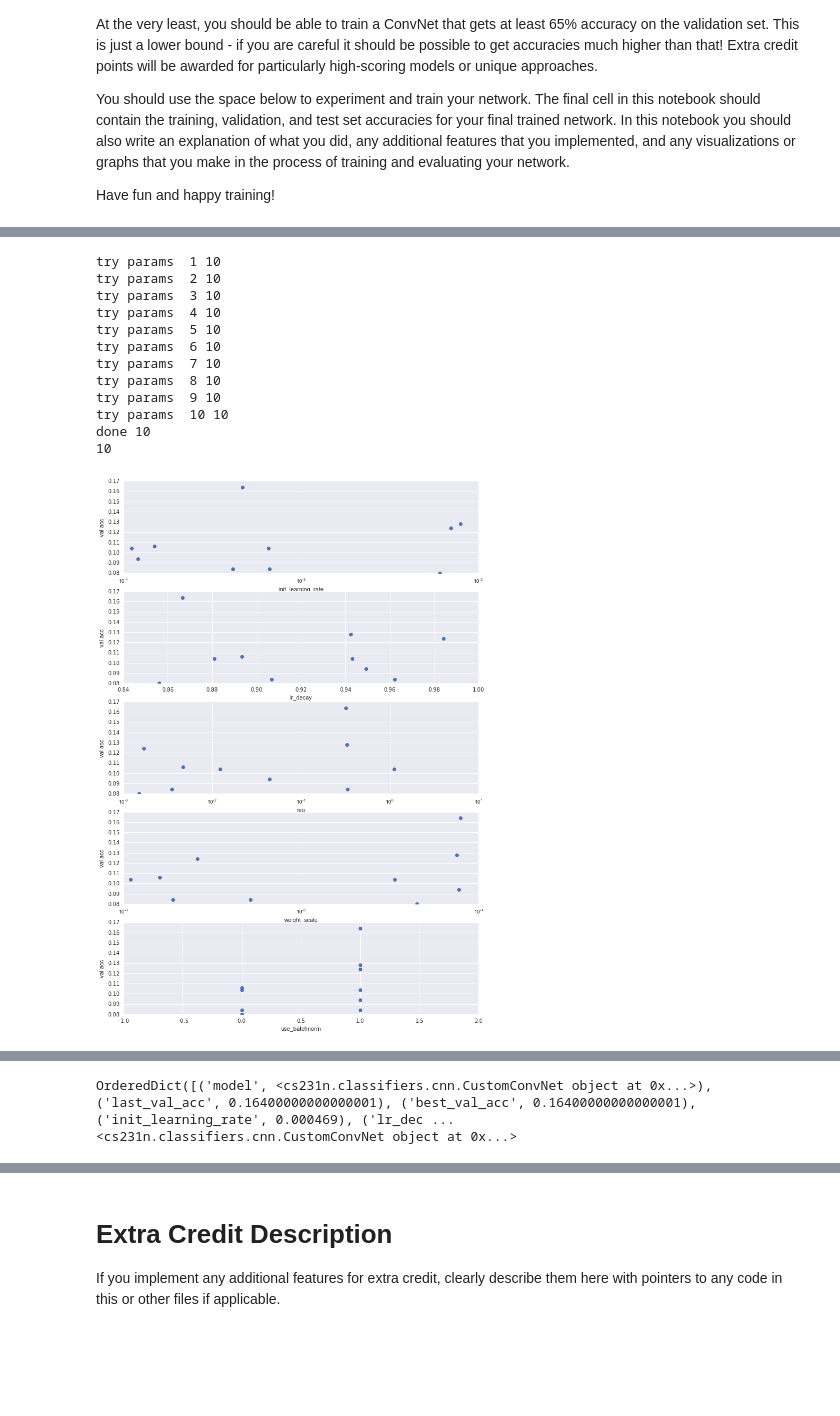
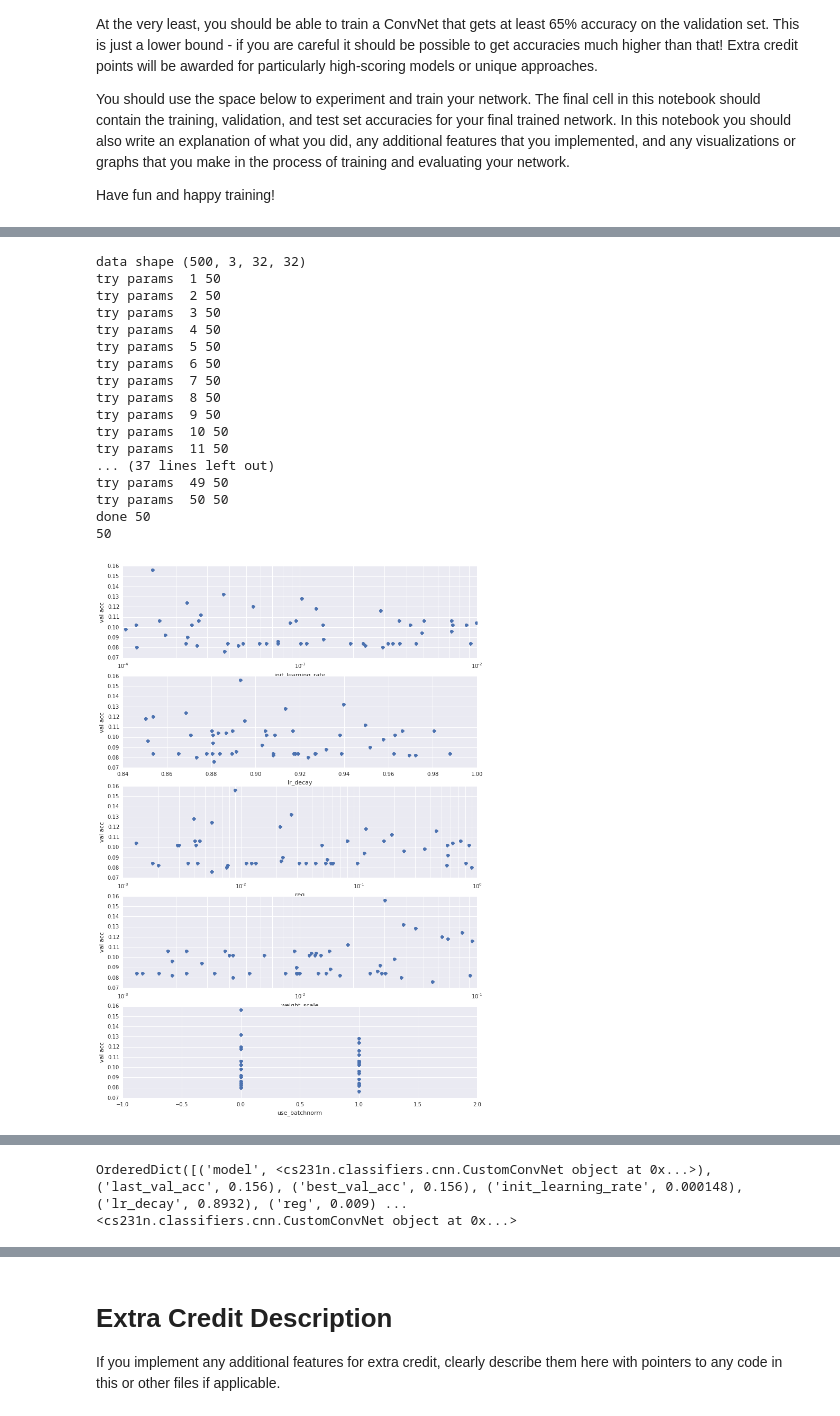
Before and after one commit to probe301/kaggle, a Jupyter notebook: CS231n_assignment2/ConvolutionalNetworks.ipynb, the cells around one changed output, grey strips where cells are left out. Cells and saved outputs as stored; diff of their text form; code cells hidden in the pictures; blank space fills up the shorter version.

```diff
--- a/CS231n_assignment2/ConvolutionalNetworks.ipynb
+++ b/CS231n_assignment2/ConvolutionalNetworks.ipynb
@@ -754,7 +754,7 @@ middle_data = {
   'y_val': data['y_val'],
 }
 # %%
-# %%time
+%%time
 
 import math
 import random
@@ -792,7 +792,8 @@ def random_select(a, b=None, kind='exp'):
     p = random.uniform(a, b)
   return p
 
-def random_search(max_search_times=20,
+def random_search(data,
+                  max_search_times=20,
                   report_val_acc=0.2,
                   num_epochs=3,
                   lr_decays=RandomRoll(0.5, 0.99),   # 0.99
@@ -803,9 +804,8 @@ def random_search(max_search_times=20,
                   results=[],
                   ):
 
-  small_data = clip_small_data(data)
 
-
+  print('data shape', data['X_train'].shape)
   for i in range(max_search_times):
 
     model = CustomConvNet(input_dim=(3, 32, 32),
@@ -817,20 +817,20 @@ def random_search(max_search_times=20,
                           reg=regs.roll(),
                           use_batchnorm=use_batchnorms.roll(),
                           dtype=np.float32)
+
     if i % 1 == 0:
       print('try params ', i+1, max_search_times)
 
     solver = Solver(model,
-                    small_data,
+                    data,
                     num_epochs=num_epochs,
-                    batch_size=50,
+                    batch_size=250,
                     update_rule='adam',
                     lr_decay=lr_decays.roll(),
                     optim_config={
                       'learning_rate': learning_rates.roll(),
                     },
                     verbose=False)
-#     print('data shape', data['X_train'].shape)
     solver.train()
     val_acc = max(solver.val_acc_history)
 #     if val_acc >= stop_val_acc:
@@ -906,35 +909,42 @@ def print_solver(solver):
 # %%
 %%time
 
 ### test API
 
 # on full data test 太慢了, 根据有限的 10+ 个测试,
 # 选择同样的参数, 作用在 small data 和 full data 上结果差不多
+small_data = clip_small_data(data)
 best_model = None
 results = []
-results = random_search(max_search_times=10,
+results = random_search(small_data,
+                        max_search_times=50,
                         report_val_acc=0.3,
                         num_epochs=1,
                         lr_decays=RandomRoll(0.85, 0.99),
                         weight_scales=RandomRoll(0.001, 0.1),
                         regs=RandomRoll(0.001, 3),
                         learning_rates=RandomRoll(0.0001, 0.01),
                         use_batchnorms=RandomRoll([True, False]),
                         results=results,
                         )
 print(len(results))
 print_results(results)
 # %% [output]
-try params  1 10
-try params  2 10
-try params  3 10
-try params  4 10
-try params  5 10
-try params  6 10
-try params  7 10
-try params  8 10
-try params  9 10
-try params  10 10
-done 10
-10
+data shape (500, 3, 32, 32)
+try params  1 50
+try params  2 50
+try params  3 50
+try params  4 50
+try params  5 50
+try params  6 50
+try params  7 50
+try params  8 50
+try params  9 50
+try params  10 50
+try params  11 50
+... (37 lines left out)
+try params  49 50
+try params  50 50
+done 50
+50
-[figure, old version]
+[figure, new version]
@@ -947,6 +958,6 @@ best_model = s[0]['model']
 print(s[0])
 print(best_model)
 # %% [output]
-OrderedDict([('model', <cs231n.classifiers.cnn.CustomConvNet object at 0x...>), ('last_val_acc', 0.16400000000000001), ('best_val_acc', 0.16400000000000001), ('init_learning_rate', 0.000469), ('lr_dec ...
+OrderedDict([('model', <cs231n.classifiers.cnn.CustomConvNet object at 0x...>), ('last_val_acc', 0.156), ('best_val_acc', 0.156), ('init_learning_rate', 0.000148), ('lr_decay', 0.8932), ('reg', 0.009) ...
 <cs231n.classifiers.cnn.CustomConvNet object at 0x...>
 # %%
```
Also changed, not shown: parts of 5 cells of this notebook, 2 other files.
